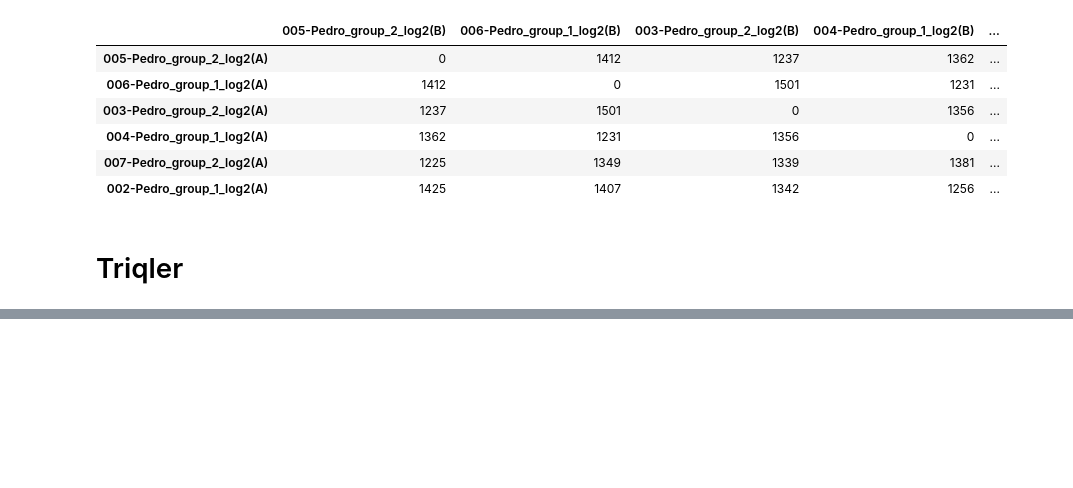
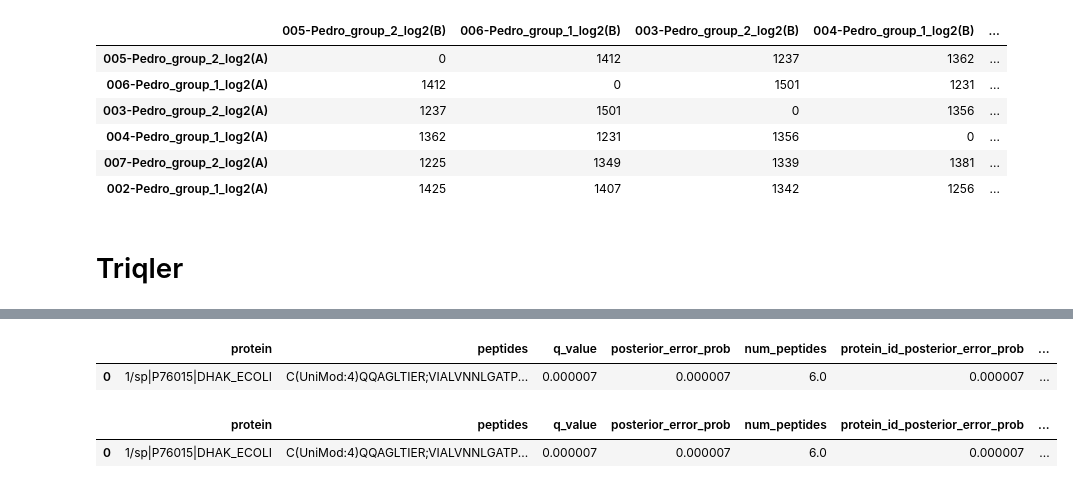
Before and after one commit to statisticalbiotechnology/dia_sum, a Jupyter notebook: scripts/PXD002952/DE_pyprophet_20210331.ipynb, the cells around one changed output, grey strips where cells are left out. Saved outputs shown, nothing was run; the diff lists cells and outputs as text; code cells hidden in the pictures; blank space fills up the shorter version.

```diff
--- a/scripts/PXD002952/DE_pyprophet_20210331.ipynb
+++ b/scripts/PXD002952/DE_pyprophet_20210331.ipynb
@@ -400,0 +403,10 @@ Colormaps, with a caption.
+# %%
+df[df.q_value < 0.01]
+# %% [output]
+|  | protein | peptides | q_value | posterior_error_prob | num_peptides | protein_id_posterior_error_prob | ... |
+| 0 | 1/sp|P76015|DHAK_ECOLI | C(UniMod:4)QQAGLTIER;VIALVNNLGATP... | 0.000007 | 0.000007 | 6.0 | 0.000007 | ... |
+# %%
+df[df.posterior_error_prob < 0.01]
+# %% [output]
+|  | protein | peptides | q_value | posterior_error_prob | num_peptides | protein_id_posterior_error_prob | ... |
+| 0 | 1/sp|P76015|DHAK_ECOLI | C(UniMod:4)QQAGLTIER;VIALVNNLGATP... | 0.000007 | 0.000007 | 6.0 | 0.000007 | ... |
```
Also changed, not shown: parts of 5 cells of this notebook, 2 other files.
